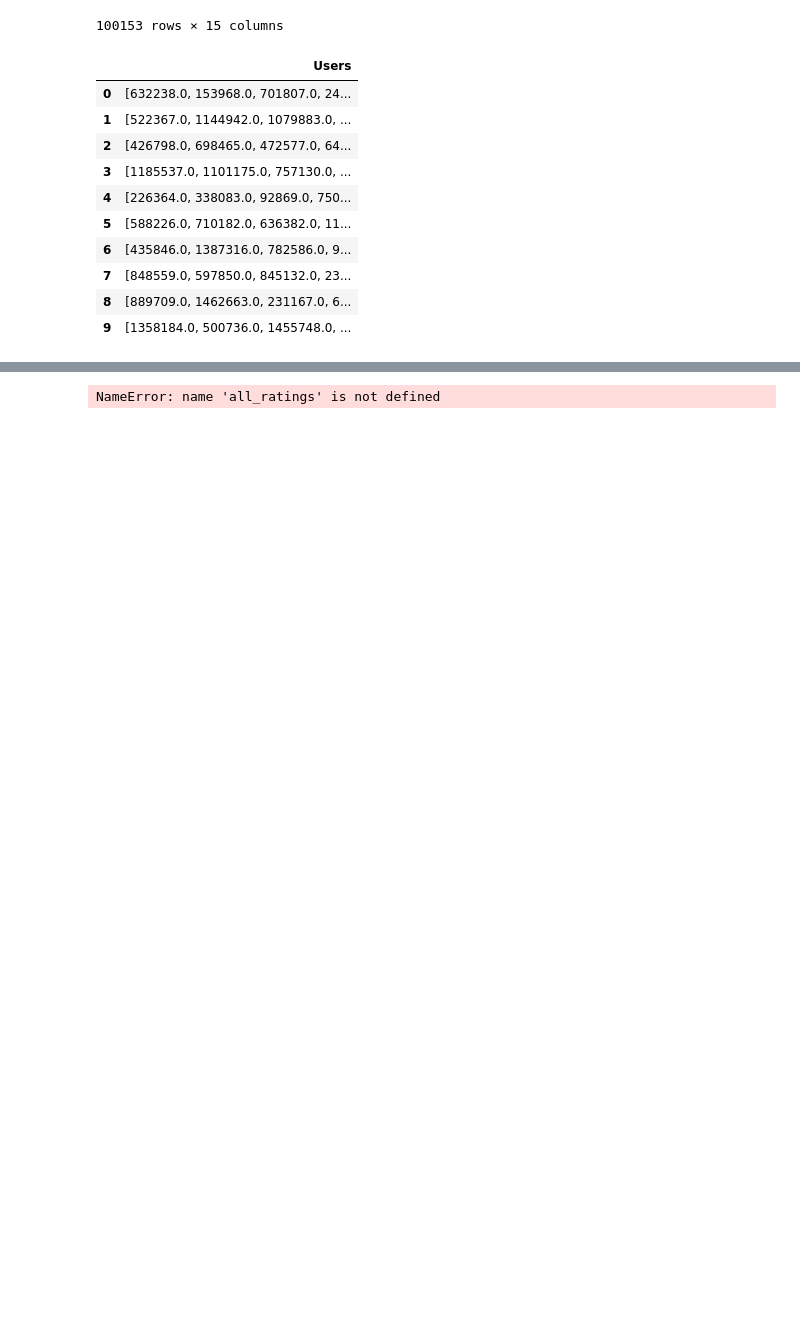
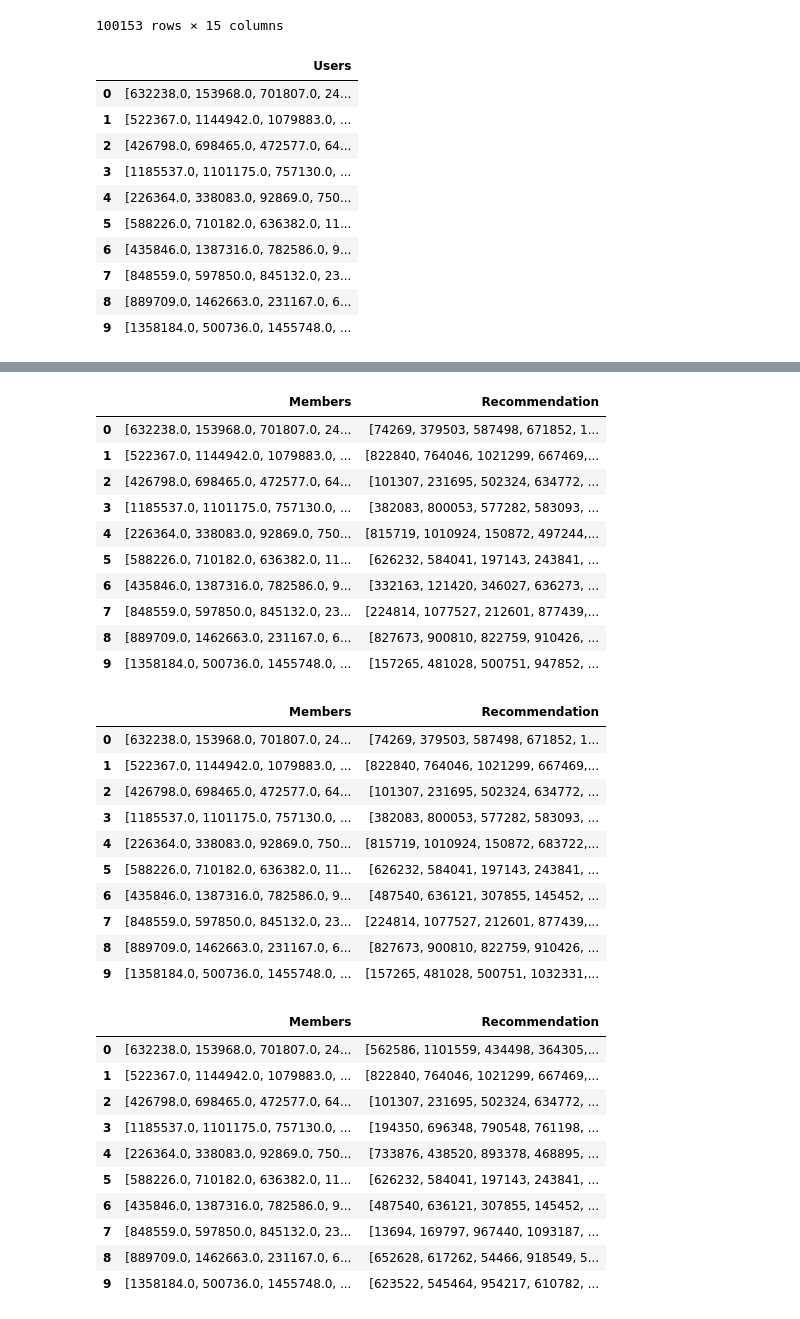
Before and after one commit to ertyr/RecSys_group10, a Jupyter notebook: groupAgg/groupAggregation.ipynb, the cells around one changed output, grey strips where cells are left out. Cells and saved outputs as stored; diff of their text form; code cells hidden in the pictures; blank space fills up the shorter version.

```diff
--- a/groupAgg/groupAggregation.ipynb
+++ b/groupAgg/groupAggregation.ipynb
@@ -12,7 +13,7 @@ import sys
 ## Get the training data and train the user-user collaborative filterring
 # read the data (about applications)
 # TODO: replace by Tine's filter  data
-data = pd.read_csv('../dataset/user_ratings_neg_1000_20_20_1.csv', delimiter=',')
+data = pd.read_csv('../dataset/user_with_negative_ratings_full.csv', delimiter=',')
 
 # load user data
 user_data = pd.read_csv('../dataset/users.tsv', sep='\t')
@@ -116,27 +141,46 @@ for i, row in groups2.iterrows():
-# %%
-num_pref = 5
-group_preference = []
-index = 0
-
-for label, ratings_grp in all_ratings:
-    pref = []
-    # Print the label to differentiate the DataFrames
-    print("Label:", label)
-
-    # Access and work with the ratings_grp DataFrame
-    display(ratings_grp.head(10))  # Example: Display the first few rows of the DataFrame
-
-    # Perform any other operations or analysis on the DataFrame as needed
-    unique_items = ratings_grp['item'].unique().tolist()
-
-    for item in unique_items:
-        job_scores = ratings_grp[ratings_grp['item'] == item]
-
-
-        if len(job_scores) > 1:
-            print("Number of job_scores:", len(job_scores))
-
-    index += 1
-    sys.exit()
-# %% [output]
-NameError: name 'all_ratings' is not defined
+# %%
+num_pref = 5
+limit = "sig"  # cap norm sig
+strat = "add" # add mult misery pleasure
+
+group_preferences_add_non = aggregate(all_ratings)
+group_preferences_add_cap = aggregate(all_ratings, num_pref, limit="sig")
+group_preferences_add_norm = aggregate(all_ratings, num_pref, limit="norm", strat='misery')
+
+display(group_preferences_add_non)
+display(group_preferences_add_cap)
+display(group_preferences_add_norm)
+# %% [output]
+|  | Members | Recommendation |
+| 0 | [632238.0, 153968.0, 701807.0, 24... | [74269, 379503, 587498, 671852, 1... |
+| 1 | [522367.0, 1144942.0, 1079883.0, ... | [822840, 764046, 1021299, 667469,... |
+| 2 | [426798.0, 698465.0, 472577.0, 64... | [101307, 231695, 502324, 634772, ... |
+| 3 | [1185537.0, 1101175.0, 757130.0, ... | [382083, 800053, 577282, 583093, ... |
+| 4 | [226364.0, 338083.0, 92869.0, 750... | [815719, 1010924, 150872, 497244,... |
+| 5 | [588226.0, 710182.0, 636382.0, 11... | [626232, 584041, 197143, 243841, ... |
+| 6 | [435846.0, 1387316.0, 782586.0, 9... | [332163, 121420, 346027, 636273, ... |
+| 7 | [848559.0, 597850.0, 845132.0, 23... | [224814, 1077527, 212601, 877439,... |
+| 8 | [889709.0, 1462663.0, 231167.0, 6... | [827673, 900810, 822759, 910426, ... |
+| 9 | [1358184.0, 500736.0, 1455748.0, ... | [157265, 481028, 500751, 947852, ... |
+|  | Members | Recommendation |
+| 0 | [632238.0, 153968.0, 701807.0, 24... | [74269, 379503, 587498, 671852, 1... |
+| 1 | [522367.0, 1144942.0, 1079883.0, ... | [822840, 764046, 1021299, 667469,... |
+| 2 | [426798.0, 698465.0, 472577.0, 64... | [101307, 231695, 502324, 634772, ... |
+| 3 | [1185537.0, 1101175.0, 757130.0, ... | [382083, 800053, 577282, 583093, ... |
+| 4 | [226364.0, 338083.0, 92869.0, 750... | [815719, 1010924, 150872, 683722,... |
+| 5 | [588226.0, 710182.0, 636382.0, 11... | [626232, 584041, 197143, 243841, ... |
+| 6 | [435846.0, 1387316.0, 782586.0, 9... | [487540, 636121, 307855, 145452, ... |
+| 7 | [848559.0, 597850.0, 845132.0, 23... | [224814, 1077527, 212601, 877439,... |
+| 8 | [889709.0, 1462663.0, 231167.0, 6... | [827673, 900810, 822759, 910426, ... |
+| 9 | [1358184.0, 500736.0, 1455748.0, ... | [157265, 481028, 500751, 1032331,... |
+|  | Members | Recommendation |
+| 0 | [632238.0, 153968.0, 701807.0, 24... | [562586, 1101559, 434498, 364305,... |
+| 1 | [522367.0, 1144942.0, 1079883.0, ... | [822840, 764046, 1021299, 667469,... |
+| 2 | [426798.0, 698465.0, 472577.0, 64... | [101307, 231695, 502324, 634772, ... |
+| 3 | [1185537.0, 1101175.0, 757130.0, ... | [194350, 696348, 790548, 761198, ... |
+| 4 | [226364.0, 338083.0, 92869.0, 750... | [733876, 438520, 893378, 468895, ... |
+| 5 | [588226.0, 710182.0, 636382.0, 11... | [626232, 584041, 197143, 243841, ... |
+| 6 | [435846.0, 1387316.0, 782586.0, 9... | [487540, 636121, 307855, 145452, ... |
+| 7 | [848559.0, 597850.0, 845132.0, 23... | [13694, 169797, 967440, 1093187, ... |
+| 8 | [889709.0, 1462663.0, 231167.0, 6... | [652628, 617262, 54466, 918549, 5... |
+| 9 | [1358184.0, 500736.0, 1455748.0, ... | [623522, 545464, 954217, 610782, ... |
```
Also changed, not shown: parts of 5 cells of this notebook, 2 other files.
